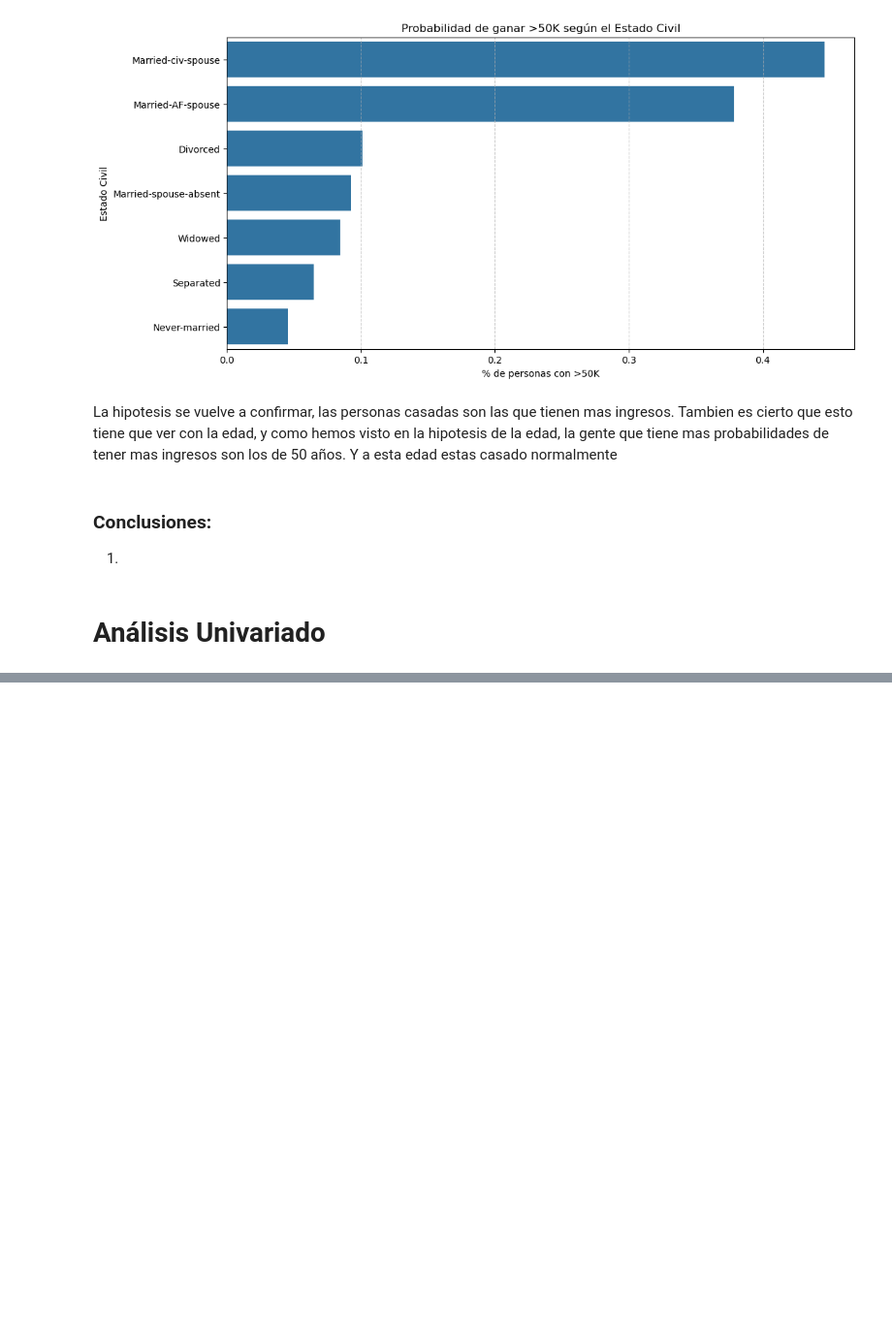
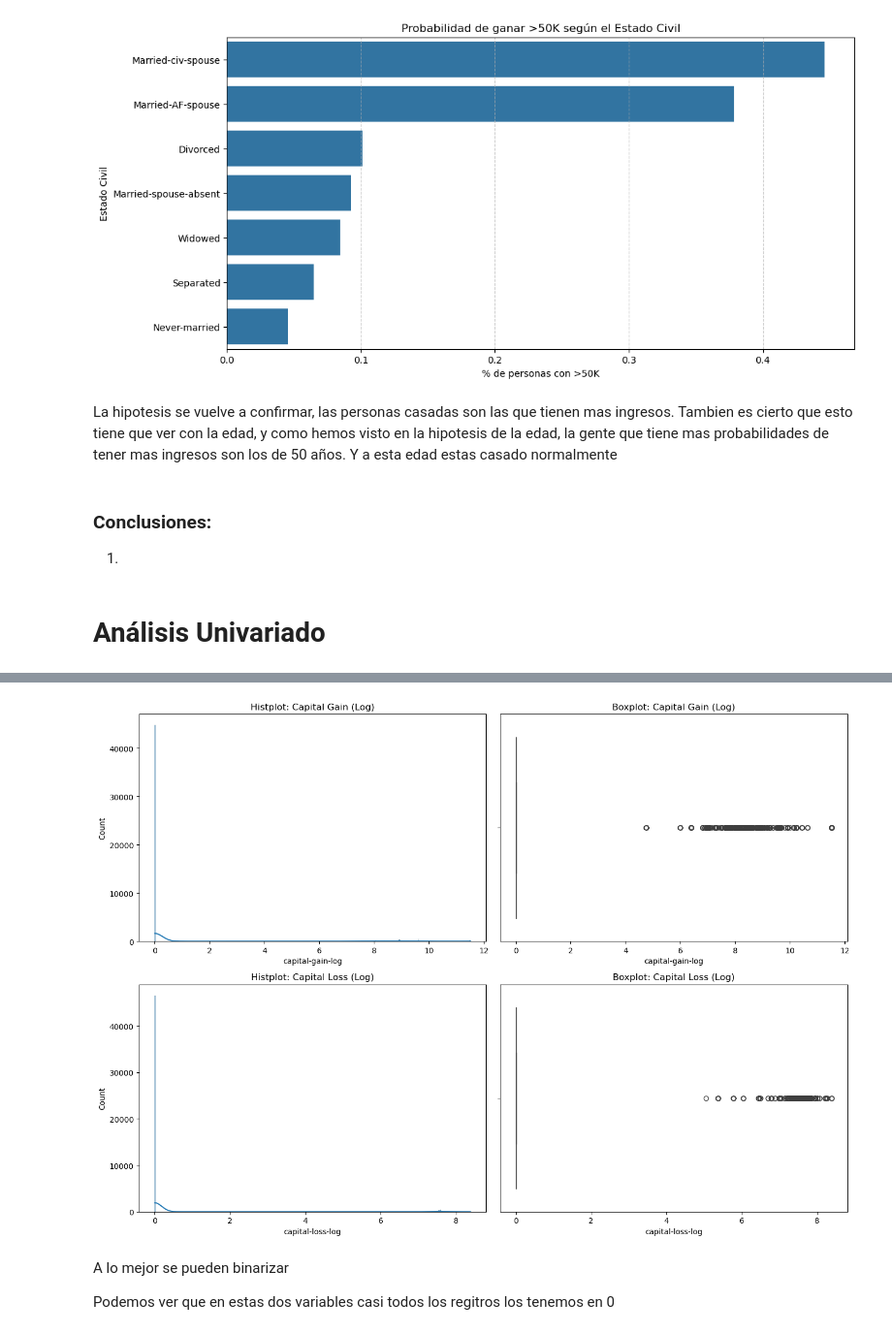
Before and after one commit to lauri871/trabajo_final, a Jupyter notebook: EDA.ipynb, the cells around one changed output, grey strips where cells are left out. Shown at 97% size. Cells and saved outputs as stored; diff of their text form; code cells hidden in the pictures; blank space fills up the shorter version.

```diff
--- a/EDA.ipynb
+++ b/EDA.ipynb
@@ -208,0 +361,31 @@ AttributeError: The '.style' accessor requires jinja2
+# %%
+# Aplicar el logaritmo
+df['capital-gain-log'] = np.log1p(df['capital-gain'])
+df['capital-loss-log'] = np.log1p(df['capital-loss'])
+
+fig, axes = plt.subplots(2, 2, figsize=(14, 10))
+
+# 1. Histplot de Capital Gain Log
+sns.histplot(df['capital-gain-log'], kde=True, ax=axes[0, 0])
+axes[0, 0].set_title('Histplot: Capital Gain (Log)')
+
+# 2. Boxplot de Capital Gain Log
+sns.boxplot(x=df['capital-gain-log'], ax=axes[0, 1])
+axes[0, 1].set_title('Boxplot: Capital Gain (Log)')
+
+# 3. Histplot de Capital Loss Log
+sns.histplot(df['capital-loss-log'], kde=True, ax=axes[1, 0])
+axes[1, 0].set_title('Histplot: Capital Loss (Log)')
+
+# 4. Boxplot de Capital Loss Log
+sns.boxplot(x=df['capital-loss-log'], ax=axes[1, 1])
+axes[1, 1].set_title('Boxplot: Capital Loss (Log)')
+
+plt.tight_layout()
+plt.show()
+# %% [output]
+[figure, added]
+# %% [markdown]
+A lo mejor se pueden binarizar
+
+Podemos ver que en estas dos variables casi todos los regitros los tenemos en 0
```
Also changed, not shown: parts of 57 cells of this notebook.
